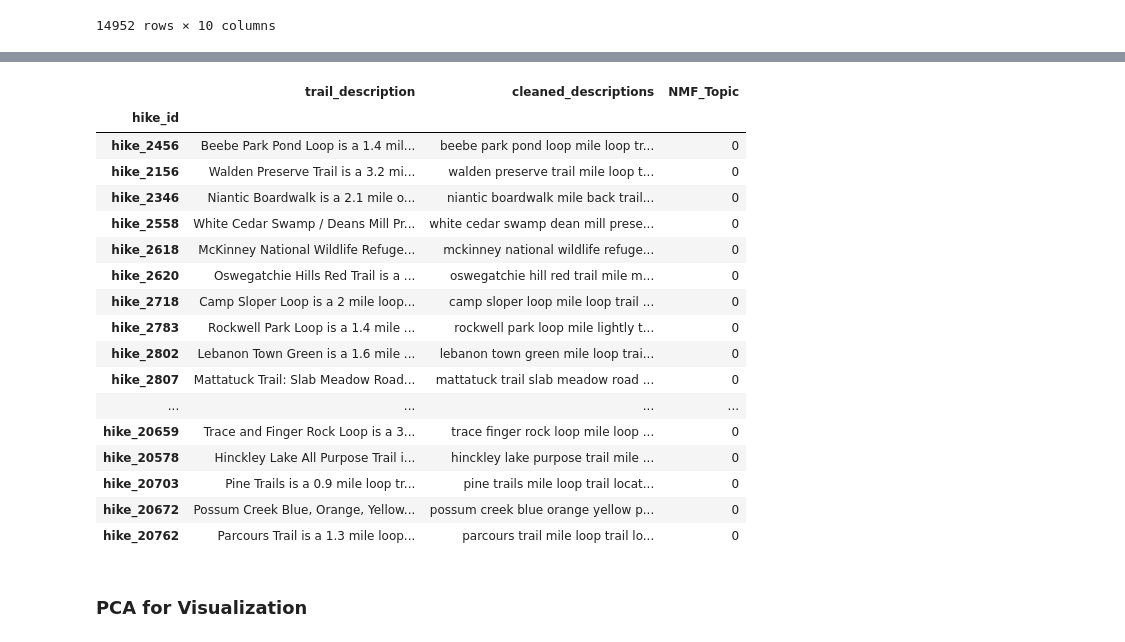
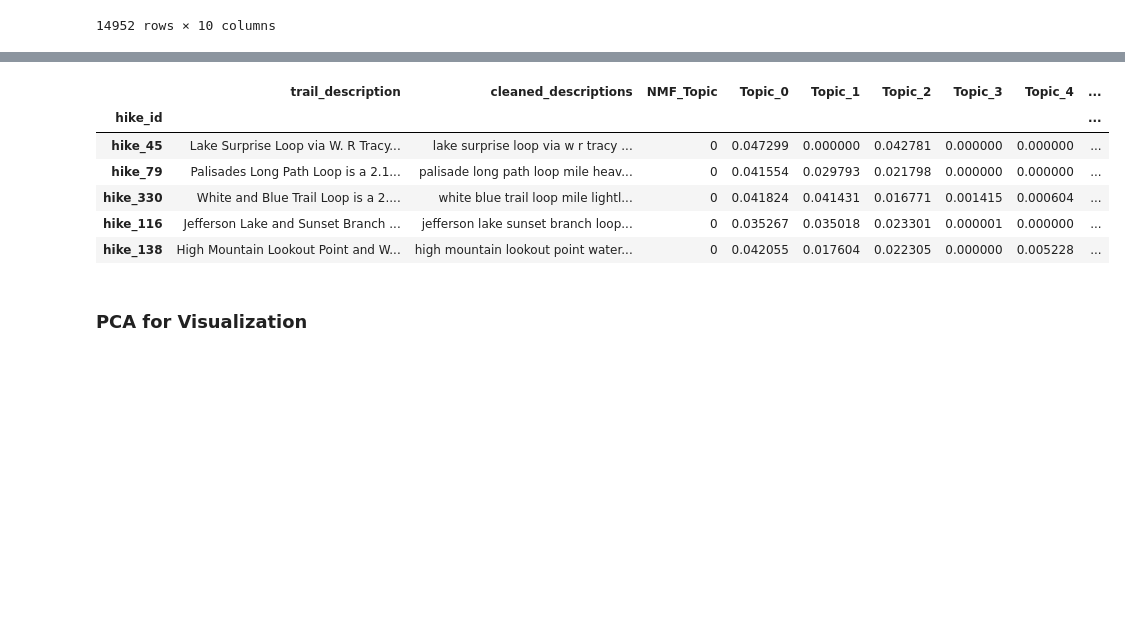
Before and after one commit to aauyeung19/Hiking-Trail-Recommendation-NLP, a Jupyter notebook: lib/topic_model_prototype.ipynb, the cells around one changed output, grey strips where cells are left out. Drawn from its saved outputs; the diff is of its cells as text; code cells hidden in the pictures; blank space fills up the shorter version.

```diff
--- a/lib/topic_model_prototype.ipynb
+++ b/lib/topic_model_prototype.ipynb
@@ -119,24 +112,13 @@ hikes_df
 # %%
-hikes_df[hikes_df['NMF_Topic']==0]
+hikes_df[hikes_df['NMF_Topic']==0].head(5)
 # %% [output]
-|  | trail_description | cleaned_descriptions | NMF_Topic |
-| hike_id |  |  |  |
-| hike_2456 | Beebe Park Pond Loop is a 1.4 mil... | beebe park pond loop mile loop tr... | 0 |
-| hike_2156 | Walden Preserve Trail is a 3.2 mi... | walden preserve trail mile loop t... | 0 |
-| hike_2346 | Niantic Boardwalk is a 2.1 mile o... | niantic boardwalk mile back trail... | 0 |
-| hike_2558 | White Cedar Swamp / Deans Mill Pr... | white cedar swamp dean mill prese... | 0 |
-| hike_2618 | McKinney National Wildlife Refuge... | mckinney national wildlife refuge... | 0 |
-| hike_2620 | Oswegatchie Hills Red Trail is a ... | oswegatchie hill red trail mile m... | 0 |
-| hike_2718 | Camp Sloper Loop is a 2 mile loop... | camp sloper loop mile loop trail ... | 0 |
-| hike_2783 | Rockwell Park Loop is a 1.4 mile ... | rockwell park loop mile lightly t... | 0 |
-| hike_2802 | Lebanon Town Green is a 1.6 mile ... | lebanon town green mile loop trai... | 0 |
-| hike_2807 | Mattatuck Trail: Slab Meadow Road... | mattatuck trail slab meadow road ... | 0 |
-| ... | ... | ... | ... |
-| hike_20659 | Trace and Finger Rock Loop is a 3... | trace finger rock loop mile loop ... | 0 |
-| hike_20578 | Hinckley Lake All Purpose Trail i... | hinckley lake purpose trail mile ... | 0 |
-| hike_20703 | Pine Trails is a 0.9 mile loop tr... | pine trails mile loop trail locat... | 0 |
-| hike_20672 | Possum Creek Blue, Orange, Yellow... | possum creek blue orange yellow p... | 0 |
-| hike_20762 | Parcours Trail is a 1.3 mile loop... | parcours trail mile loop trail lo... | 0 |
+|  | trail_description | cleaned_descriptions | NMF_Topic | Topic_0 | Topic_1 | Topic_2 | Topic_3 | Topic_4 | ... |
+| hike_id |  |  |  |  |  |  |  |  | ... |
+| hike_45 | Lake Surprise Loop via W. R Tracy... | lake surprise loop via w r tracy ... | 0 | 0.047299 | 0.000000 | 0.042781 | 0.000000 | 0.000000 | ... |
+| hike_79 | Palisades Long Path Loop is a 2.1... | palisade long path loop mile heav... | 0 | 0.041554 | 0.029793 | 0.021798 | 0.000000 | 0.000000 | ... |
+| hike_330 | White and Blue Trail Loop is a 2.... | white blue trail loop mile lightl... | 0 | 0.041824 | 0.041431 | 0.016771 | 0.001415 | 0.000604 | ... |
+| hike_116 | Jefferson Lake and Sunset Branch ... | jefferson lake sunset branch loop... | 0 | 0.035267 | 0.035018 | 0.023301 | 0.000001 | 0.000000 | ... |
+| hike_138 | High Mountain Lookout Point and W... | high mountain lookout point water... | 0 | 0.042055 | 0.017604 | 0.022305 | 0.000000 | 0.005228 | ... |
 # %% [markdown]
 ### PCA for Visualization
 # %%
```
Also changed, not shown: parts of 27 cells of this notebook.
